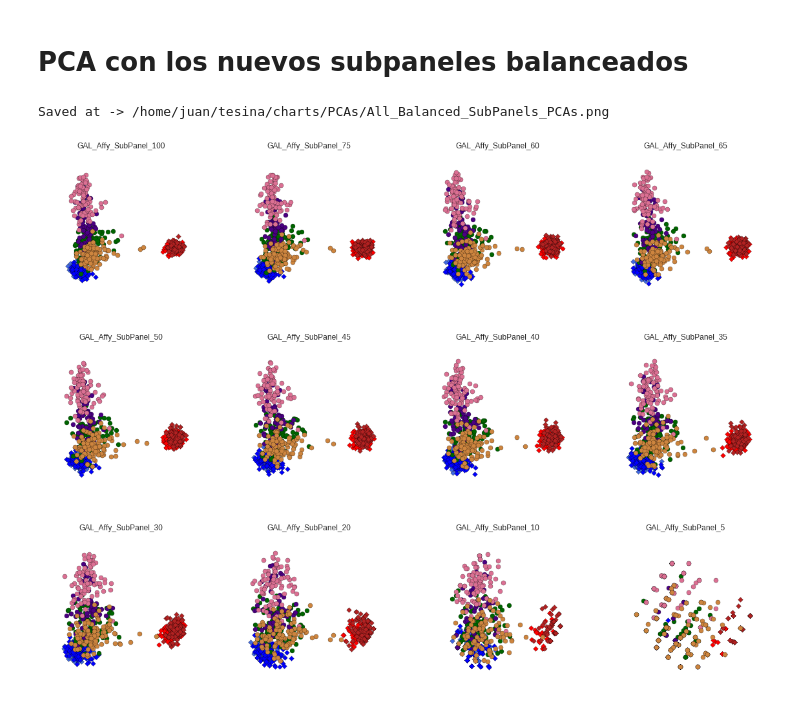
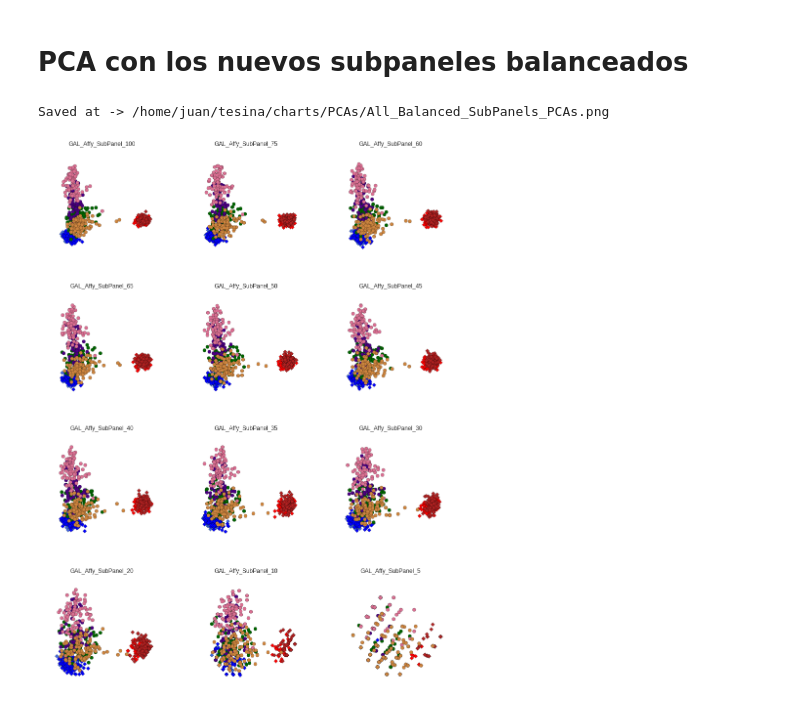
Before and after one commit to jmberros/ancestrator, a Jupyter notebook: PCA.ipynb, the cells around one changed output. Drawn from its saved outputs; the diff is of its cells as text; code cells hidden in the pictures.

```diff
--- a/PCA.ipynb
+++ b/PCA.ipynb
@@ -235,33 +271,33 @@ panel_labels = [
  'GAL_Affy_SubPanel_10',
  'GAL_Affy_SubPanel_5'
 ]
 
 combo = product(source_labels, panel_labels, samplegroup_labels)
 
 sns.set_context('notebook')
 sns.set_style('white')
 
-ncols = 4
+ncols = 3
 plot_width, plot_height = 5, 5
 
 nrows = ceil(len(panel_labels) / ncols)
 ax_ids = list(np.arange(nrows * ncols) + 1)
 fig = plt.figure(figsize=(ncols * plot_width, nrows * plot_height))
 
 for source_label, panel_label, samplegroup_label in combo:
     dataset = Dataset(source_label, samplegroup_label, panel_label)
-    pca = dataset.pca('smartpca')
+    pca = dataset.pca('smartpca', overwrite=False)
     ax_id = ax_ids.pop(0)
     ax = fig.add_subplot(nrows, ncols, ax_id)
     pca.plot(ax=ax, rotate=True)
 
     ax.set_title(dataset.panel.label)
     ax.legend_.set_visible(False)
     ax.set_xlabel('')
     ax.set_ylabel('')
 
 pca.savefig(filename='/home/juan/tesina/charts/PCAs/All_Balanced_SubPanels_PCAs')
 plt.show()
 # %% [output]
 Saved at -> /home/juan/tesina/charts/PCAs/All_Balanced_SubPanels_PCAs.png
-[figure, old version]
+[figure, new version]
```
Also changed, not shown: parts of 3 cells of this notebook, 11 other files.
